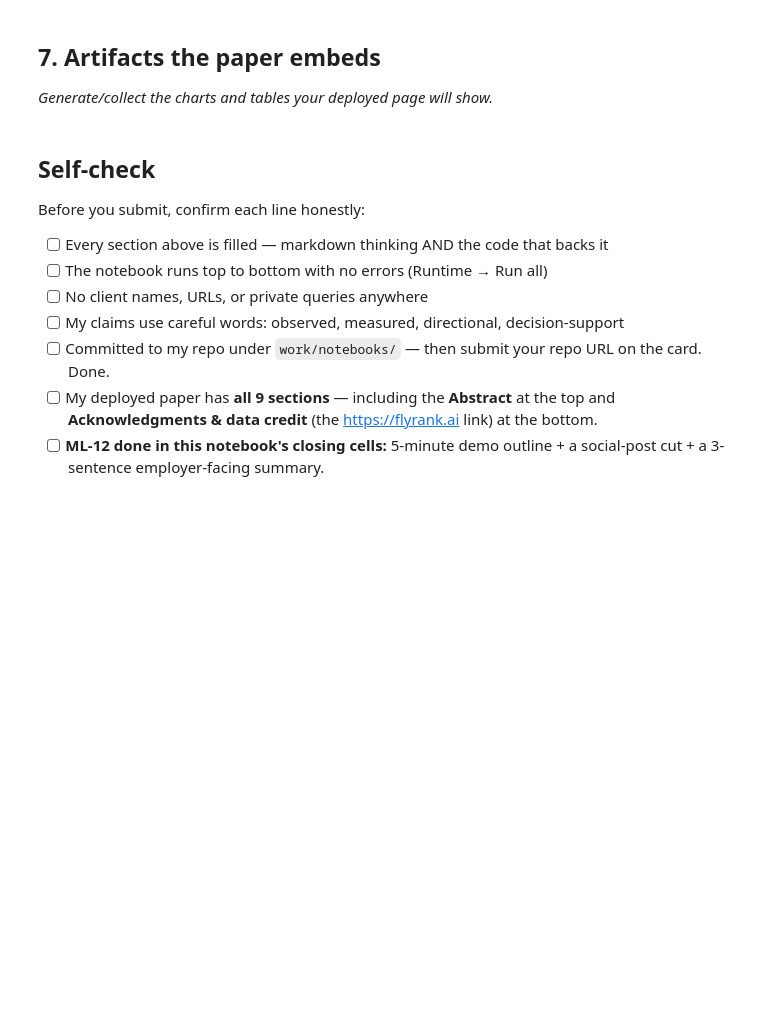
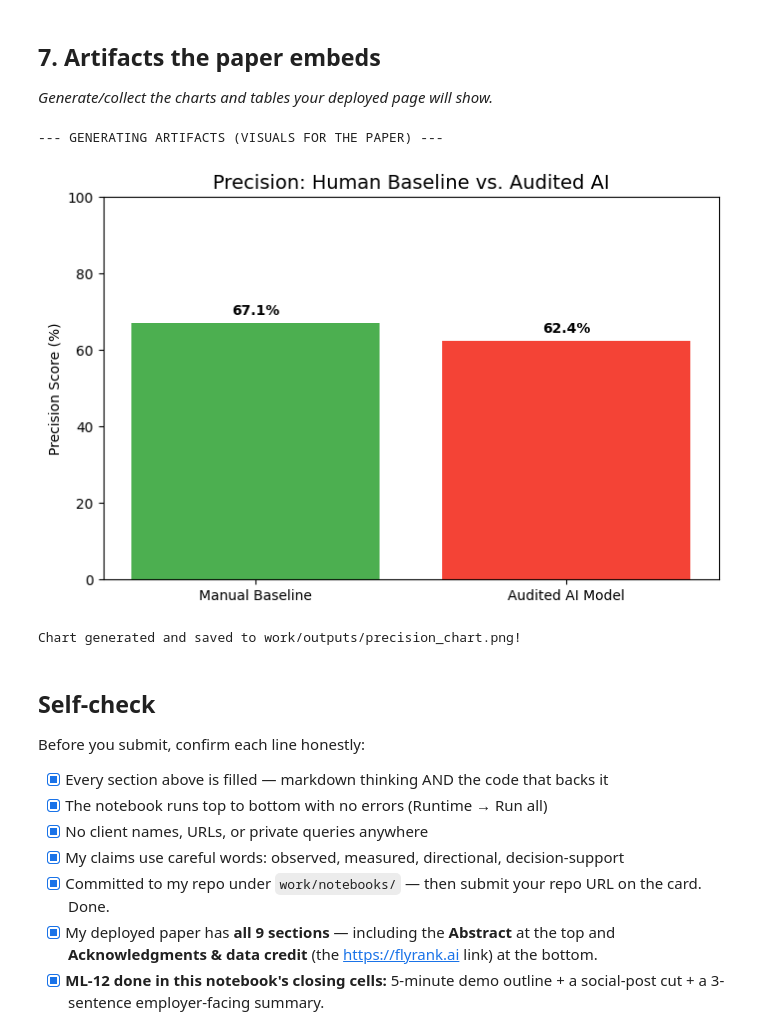
Before and after one commit to soumyajeetrc/flyrank-internship-ml, a Jupyter notebook: work/notebooks/capstone.ipynb, the cells around one changed output. Drawn from its saved outputs; the diff is of its cells as text; code cells hidden in the pictures; blank space fills up the shorter version.

```diff
--- a/work/notebooks/capstone.ipynb
+++ b/work/notebooks/capstone.ipynb
@@ -34,15 +177,46 @@ This skeleton is yours to fill. Work the sections **in order** — each one has
 ## 7. Artifacts the paper embeds
 
 *Generate/collect the charts and tables your deployed page will show.*
+# %%
+import matplotlib.pyplot as plt
+import os
+
+print("--- GENERATING ARTIFACTS (VISUALS FOR THE PAPER) ---")
+
+# 1. Set up our data using your real Week 6 scores
+methods = ['Manual Baseline', 'Audited AI Model']
+scores = [67.1, 62.4]
+
+# 2. Draw the bar chart
+plt.figure(figsize=(8, 5))
+plt.bar(methods, scores, color=['#4CAF50', '#F44336'])
+plt.title('Precision: Human Baseline vs. Audited AI', fontsize=14)
+plt.ylabel('Precision Score (%)')
+plt.ylim(0, 100)
+
+# 3. Put the actual percentage numbers on top of the bars
+for i, score in enumerate(scores):
+    plt.text(i, score + 2, f"{score}%", ha='center', fontweight='bold')
+
+# 4. Save the picture so we can put it on the website
+os.makedirs('work/outputs', exist_ok=True)
+plt.savefig('work/outputs/precision_chart.png')
+plt.show()
+
+print("\nChart generated and saved to work/outputs/precision_chart.png!")
+# %% [output]
+--- GENERATING ARTIFACTS (VISUALS FOR THE PAPER) ---
+[figure, added]
+Chart generated and saved to work/outputs/precision_chart.png!
 # %% [markdown]
 ## Self-check
 
 Before you submit, confirm each line honestly:
 
-- [ ] Every section above is filled — markdown thinking AND the code that backs it
-- [ ] The notebook runs top to bottom with no errors (Runtime → Run all)
-- [ ] No client names, URLs, or private queries anywhere
-- [ ] My claims use careful words: observed, measured, directional, decision-support
-- [ ] Committed to my repo under `work/notebooks/` — then submit your repo URL on the card. Done.
-- [ ] My deployed paper has **all 9 sections** — including the **Abstract** at the top and **Acknowledgments & data credit** (the https://flyrank.ai link) at the bottom.
-- [ ] **ML-12 done in this notebook's closing cells:** 5-minute demo outline + a social-post cut + a 3-sentence employer-facing summary.
+- [x] Every section above is filled — markdown thinking AND the code that backs it
+- [x] The notebook runs top to bottom with no errors (Runtime → Run all)
+- [x] No client names, URLs, or private queries anywhere
+- [x] My claims use careful words: observed, measured, directional, decision-support
+- [x] Committed to my repo under `work/notebooks/` — then submit your repo URL on the card. Done.
+- [x] My deployed paper has **all 9 sections** — including the **Abstract** at the top and **Acknowledgments & data credit** (the https://flyrank.ai link) at the bottom.
+- [x] **ML-12 done in this notebook's closing cells:** 5-minute demo outline + a social-post cut + a 3-sentence employer-facing summary.
```
Also changed, not shown: parts of 16 cells of this notebook.
